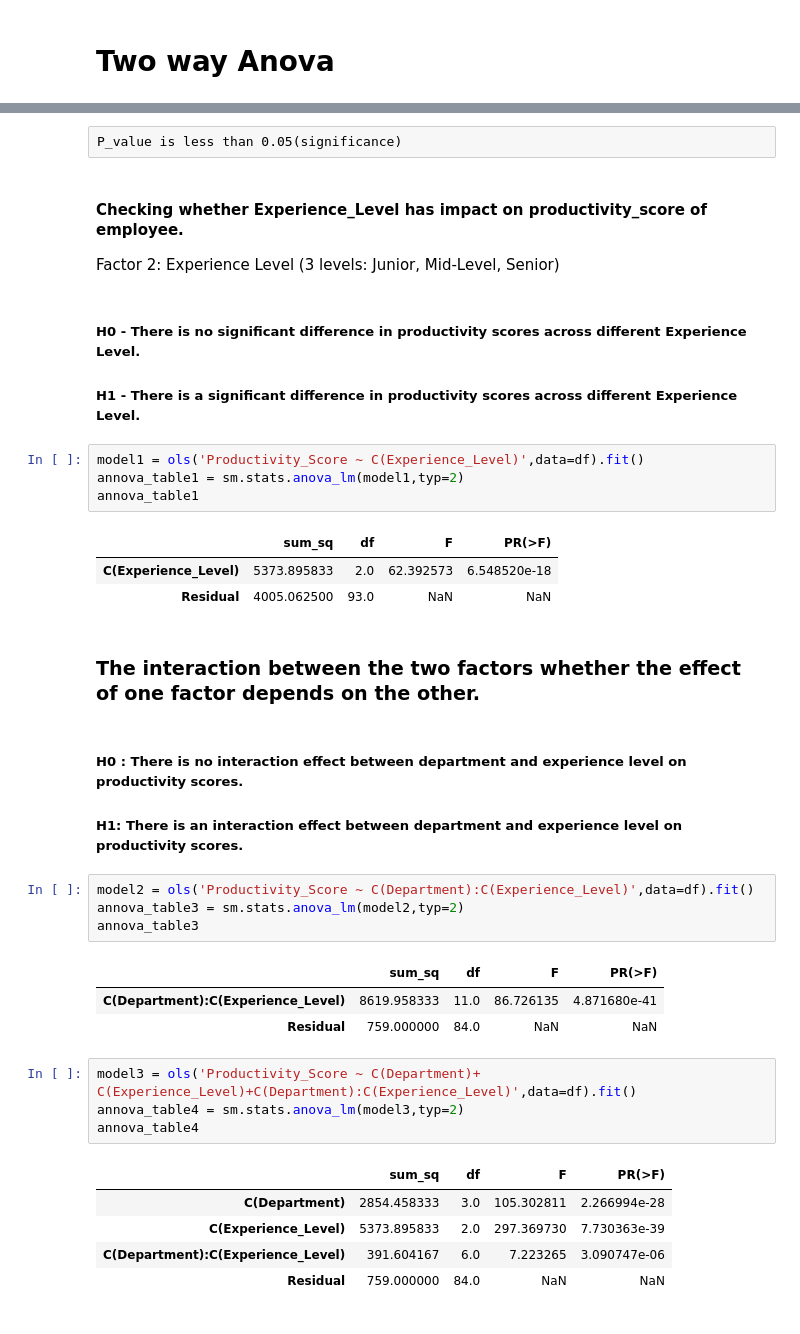
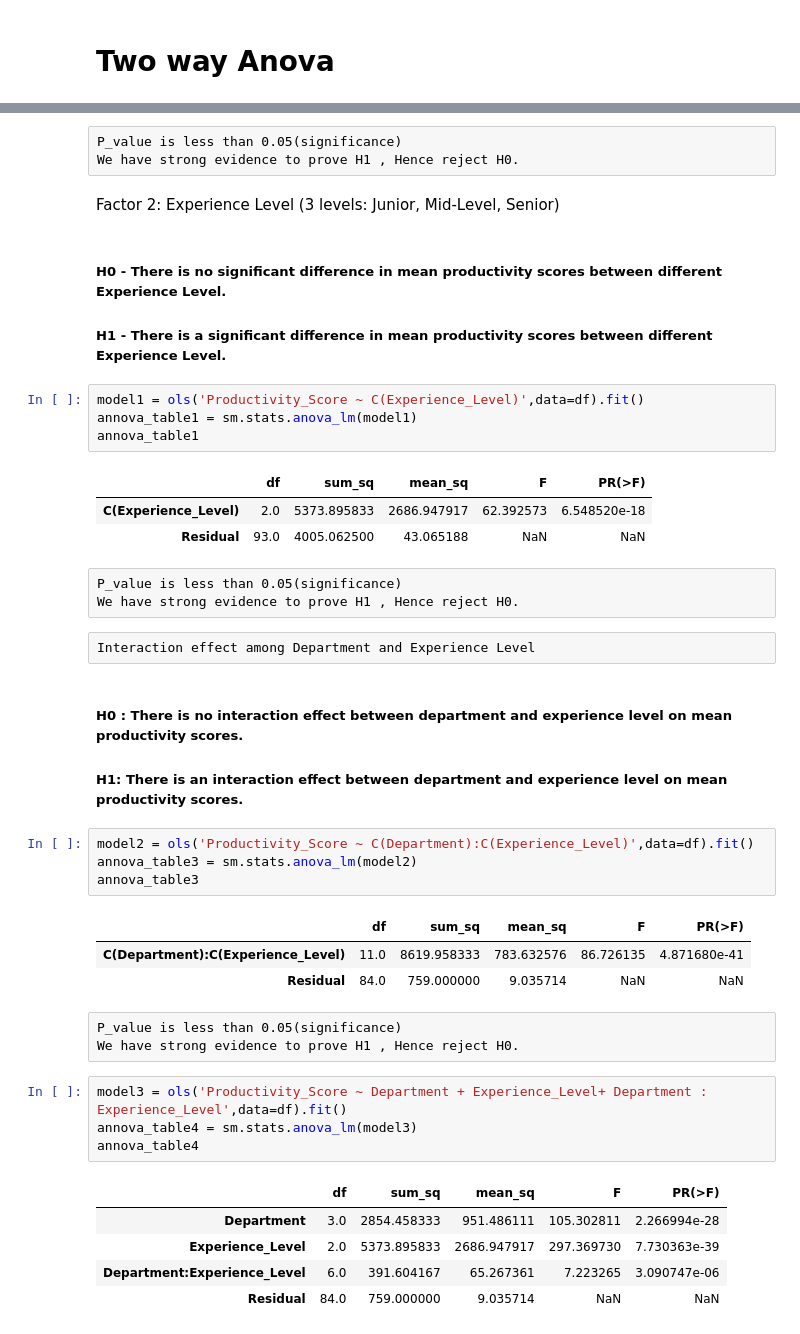
Before and after one commit to Swetha-Creater/Two_way_Anova-Statistics, a Jupyter notebook: Two way anova_deptartment and prod score.ipynb, the cells around one changed output, grey strips where cells are left out. Saved outputs shown, nothing was run; the diff lists cells and outputs as text.

```diff
--- a/Two way anova_deptartment and prod score.ipynb
+++ b/Two way anova_deptartment and prod score.ipynb
@@ -61,39 +103,45 @@ annova_table
 # %% [raw]
 P_value is less than 0.05(significance)
+We have strong evidence to prove H1 , Hence reject H0.
 # %% [markdown]
-#### Checking whether Experience_Level has impact on productivity_score of employee.
 Factor 2: Experience Level (3 levels: Junior, Mid-Level, Senior)
 # %% [markdown]
-##### H0 - There is no significant difference in productivity scores across different Experience Level.
-##### H1 - There is a significant difference in productivity scores across different Experience Level.
+##### H0 - There is no significant difference in mean productivity scores between different Experience Level.
+##### H1 - There is a significant difference in mean productivity scores between different Experience Level.
 # %%
 model1 = ols('Productivity_Score ~ C(Experience_Level)',data=df).fit()
-annova_table1 = sm.stats.anova_lm(model1,typ=2)
+annova_table1 = sm.stats.anova_lm(model1)
 annova_table1
 # %% [output]
-|  | sum_sq | df | F | PR(>F) |
-| C(Experience_Level) | 5373.895833 | 2.0 | 62.392573 | 6.548520e-18 |
-| Residual | 4005.062500 | 93.0 | NaN | NaN |
+|  | df | sum_sq | mean_sq | F | PR(>F) |
+| C(Experience_Level) | 2.0 | 5373.895833 | 2686.947917 | 62.392573 | 6.548520e-18 |
+| Residual | 93.0 | 4005.062500 | 43.065188 | NaN | NaN |
-# %% [markdown]
-### The interaction between the two factors whether the effect of one factor depends on the other.
+# %% [raw]
+P_value is less than 0.05(significance)
+We have strong evidence to prove H1 , Hence reject H0.
+# %% [raw]
+Interaction effect among Department and Experience Level
 # %% [markdown]
-##### H0 : There is no interaction effect between department and experience level on productivity scores.
-##### H1: There is an interaction effect between department and experience level on productivity scores.
+##### H0 : There is no interaction effect between department and experience level on mean productivity scores.
+##### H1: There is an interaction effect between department and experience level on  mean productivity scores.
 # %%
 model2 = ols('Productivity_Score ~ C(Department):C(Experience_Level)',data=df).fit()
-annova_table3 = sm.stats.anova_lm(model2,typ=2)
+annova_table3 = sm.stats.anova_lm(model2)
 annova_table3
 # %% [output]
-|  | sum_sq | df | F | PR(>F) |
-| C(Department):C(Experience_Level) | 8619.958333 | 11.0 | 86.726135 | 4.871680e-41 |
-| Residual | 759.000000 | 84.0 | NaN | NaN |
+|  | df | sum_sq | mean_sq | F | PR(>F) |
+| C(Department):C(Experience_Level) | 11.0 | 8619.958333 | 783.632576 | 86.726135 | 4.871680e-41 |
+| Residual | 84.0 | 759.000000 | 9.035714 | NaN | NaN |
+# %% [raw]
+P_value is less than 0.05(significance)
+We have strong evidence to prove H1 , Hence reject H0.
 # %%
-model3 = ols('Productivity_Score ~ C(Department)+ C(Experience_Level)+C(Department):C(Experience_Level)',data=df).fit()
-annova_table4 = sm.stats.anova_lm(model3,typ=2)
+model3 = ols('Productivity_Score ~ Department + Experience_Level+ Department : Experience_Level',data=df).fit()
+annova_table4 = sm.stats.anova_lm(model3)
 annova_table4
 # %% [output]
-|  | sum_sq | df | F | PR(>F) |
-| C(Department) | 2854.458333 | 3.0 | 105.302811 | 2.266994e-28 |
-| C(Experience_Level) | 5373.895833 | 2.0 | 297.369730 | 7.730363e-39 |
-| C(Department):C(Experience_Level) | 391.604167 | 6.0 | 7.223265 | 3.090747e-06 |
-| Residual | 759.000000 | 84.0 | NaN | NaN |
+|  | df | sum_sq | mean_sq | F | PR(>F) |
+| Department | 3.0 | 2854.458333 | 951.486111 | 105.302811 | 2.266994e-28 |
+| Experience_Level | 2.0 | 5373.895833 | 2686.947917 | 297.369730 | 7.730363e-39 |
+| Department:Experience_Level | 6.0 | 391.604167 | 65.267361 | 7.223265 | 3.090747e-06 |
+| Residual | 84.0 | 759.000000 | 9.035714 | NaN | NaN |
```
Also changed, not shown: parts of 31 cells of this notebook.
